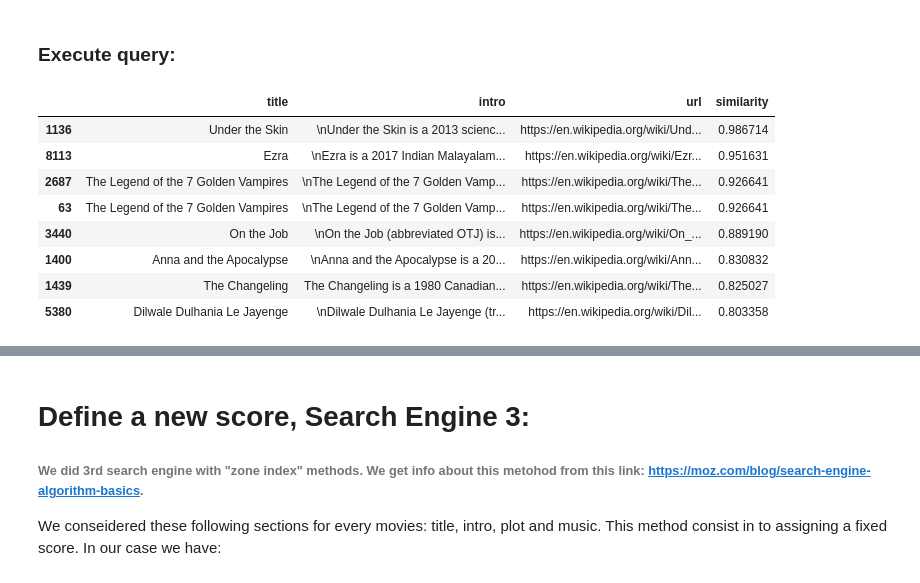
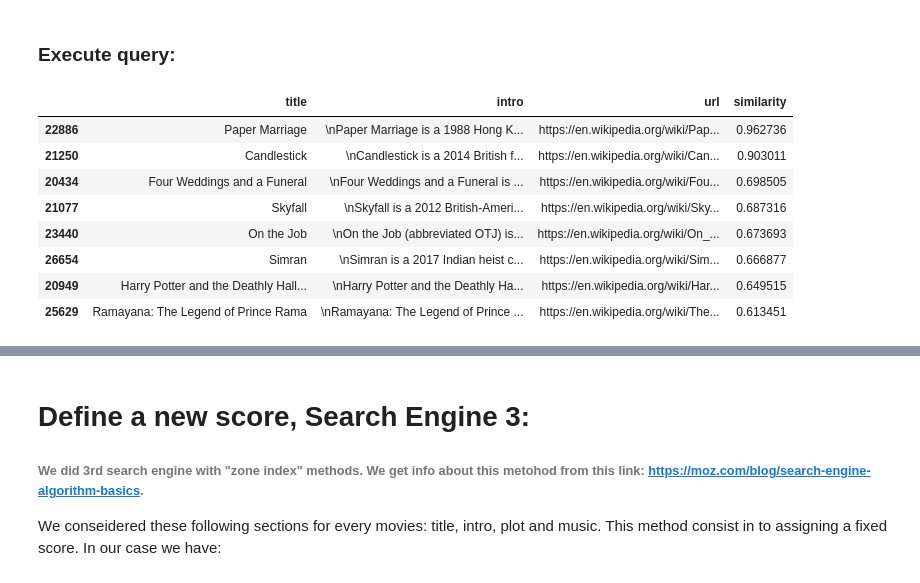
Before and after one commit to AlessandroTaglieri/ADM-HW3, a Jupyter notebook: main.ipynb, the cells around one changed output, grey strips where cells are left out. Saved outputs shown, nothing was run; the diff lists cells and outputs as text; code cells hidden in the pictures.

```diff
--- a/main.ipynb
+++ b/main.ipynb
@@ -530,8 +533,8 @@ count=0
 present=False
 
 
-print('step 2')
-name="aritcle_"
+#print('step 2')
+name="article_"
 extension2=".tsv"
 h=0
 for row in tsv_vocabulary:
@@ -539,7 +542,8 @@ for row in tsv_vocabulary:
     dict[row[0]]=row[1]
     print(h)
     dict2[row[1]]=[]
-for index in range(0,10000):
+for index in range(20000,30000):
+    #print(index)
     print("numero documento "+ str(index))
     file="{}{}{}".format(name,index,extension2)
     with open("HW3 ADM/tsv_correct2/"+file,"r") as tsvfile:
@@ -560,12 +564,12 @@ for index in range(0,10000):
                             #print("word   "+str(i))
             # print("word "+str(i))
             # print("aaa" + str(df2.iloc[index][i]))
-            res=df2.iloc[index][i]
+            res=df2.iloc[index-20000][i]
                             #print("res   "+str(res))
             for term in dict:
                 if i==term:
-                    print("key "+ str(term))
-                    print("value "+ str(dict[term]))
+                    #print("key "+ str(term))
+                    #print("value "+ str(dict[term]))
                     doc="document_"
                     name2="{}{}".format(doc,index)
                     result=[name2,res]
@@ -579,7 +583,7 @@ for index in range(0,10000):
 #put dict2 in index.tsv file. In. evry row we have a single term_id with occurences of respective word.
 
 
-with open('HW3 ADM/tsv/index2.tsv', 'w', newline='') as f_output:
+with open('HW3 ADM/tsv_new/index2.tsv', 'w', newline='') as f_output:
     tsv_index2 = csv.writer(f_output, delimiter='\t')
     for key, val in dict2.items():
         tsv_index2.writerow([key, val])
@@ -613,7 +617,7 @@ def getTfidf_document(words,document_id):
     #print(listWords)
     df=pd.DataFrame(columns=listWords)
     tfIdf=[]
-    with open('HW3 ADM/tsv/vocobulary.tsv', 'r', newline='') as f_output:
+    with open('HW3 ADM/tsv/vocabulary.tsv', 'r', newline='') as f_output:
         tsv_vocabulary = list(csv.reader(f_output, delimiter='\t'))
         with open('HW3 ADM/tsv/index2.tsv', 'r', newline='') as f_output:
             tsv_index = list(csv.reader(f_output, delimiter='\t'))
@@ -686,8 +690,8 @@ def searchEngine2(words):
 
         numberDocument=document[index][9:]
         #get wikipedia url
-        url=listUrl_Movies3[int(numberDocument)]
-        name="aritcle_"
+        url=listUrl_Movies3[int(numberDocument)-20000]
+        name="article_"
         extension2=".tsv"
         index=int(numberDocument)
         file="{}{}{}".format(name,index,extension2)
@@ -704,19 +708,19 @@ def searchEngine2(words):
 # %% [markdown]
 ### Execute query:
 # %%
-query='life 2019 horror story'
+query='In the United States 2019'
 
 searchEngine2(query)
 # %% [output]
 |  | title | intro | url | similarity |
-| 1136 | Under the Skin | \nUnder the Skin is a 2013 scienc... | https://en.wikipedia.org/wiki/Und... | 0.986714 |
-| 8113 | Ezra | \nEzra is a 2017 Indian Malayalam... | https://en.wikipedia.org/wiki/Ezr... | 0.951631 |
-| 2687 | The Legend of the 7 Golden Vampires | \nThe Legend of the 7 Golden Vamp... | https://en.wikipedia.org/wiki/The... | 0.926641 |
-| 63 | The Legend of the 7 Golden Vampires | \nThe Legend of the 7 Golden Vamp... | https://en.wikipedia.org/wiki/The... | 0.926641 |
-| 3440 | On the Job | \nOn the Job (abbreviated OTJ) is... | https://en.wikipedia.org/wiki/On_... | 0.889190 |
-| 1400 | Anna and the Apocalypse | \nAnna and the Apocalypse is a 20... | https://en.wikipedia.org/wiki/Ann... | 0.830832 |
-| 1439 | The Changeling | The Changeling is a 1980 Canadian... | https://en.wikipedia.org/wiki/The... | 0.825027 |
-| 5380 | Dilwale Dulhania Le Jayenge | \nDilwale Dulhania Le Jayenge (tr... | https://en.wikipedia.org/wiki/Dil... | 0.803358 |
+| 22886 | Paper Marriage | \nPaper Marriage is a 1988 Hong K... | https://en.wikipedia.org/wiki/Pap... | 0.962736 |
+| 21250 | Candlestick | \nCandlestick is a 2014 British f... | https://en.wikipedia.org/wiki/Can... | 0.903011 |
+| 20434 | Four Weddings and a Funeral | \nFour Weddings and a Funeral is ... | https://en.wikipedia.org/wiki/Fou... | 0.698505 |
+| 21077 | Skyfall | \nSkyfall is a 2012 British-Ameri... | https://en.wikipedia.org/wiki/Sky... | 0.687316 |
+| 23440 | On the Job | \nOn the Job (abbreviated OTJ) is... | https://en.wikipedia.org/wiki/On_... | 0.673693 |
+| 26654 | Simran | \nSimran is a 2017 Indian heist c... | https://en.wikipedia.org/wiki/Sim... | 0.666877 |
+| 20949 | Harry Potter and the Deathly Hall... | \nHarry Potter and the Deathly Ha... | https://en.wikipedia.org/wiki/Har... | 0.649515 |
+| 25629 | Ramayana: The Legend of Prince Rama | \nRamayana: The Legend of Prince ... | https://en.wikipedia.org/wiki/The... | 0.613451 |
 # %%
 searchEngine1(query)
 # %% [output]
```
Also changed, not shown: parts of 17 cells of this notebook.
